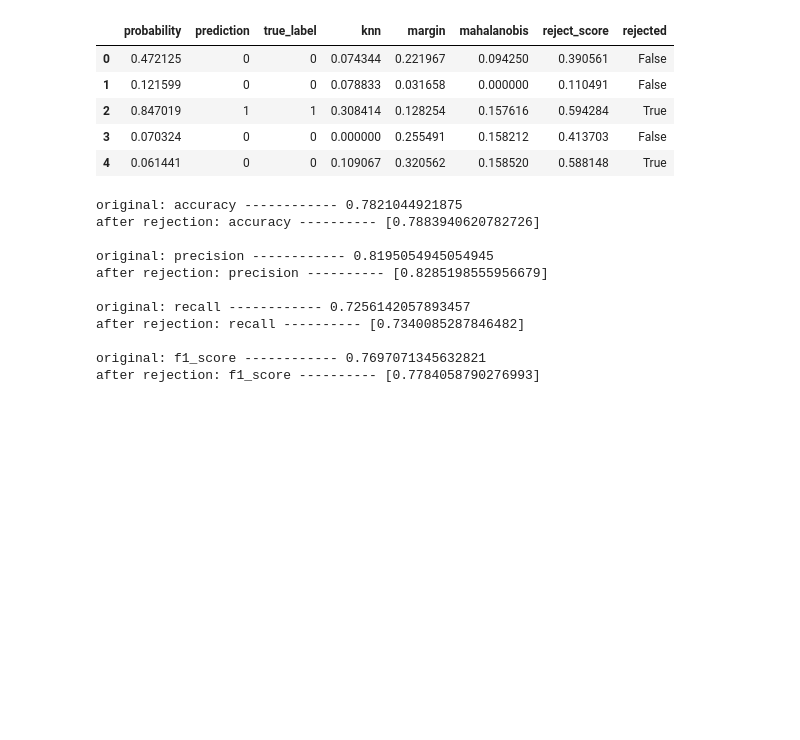
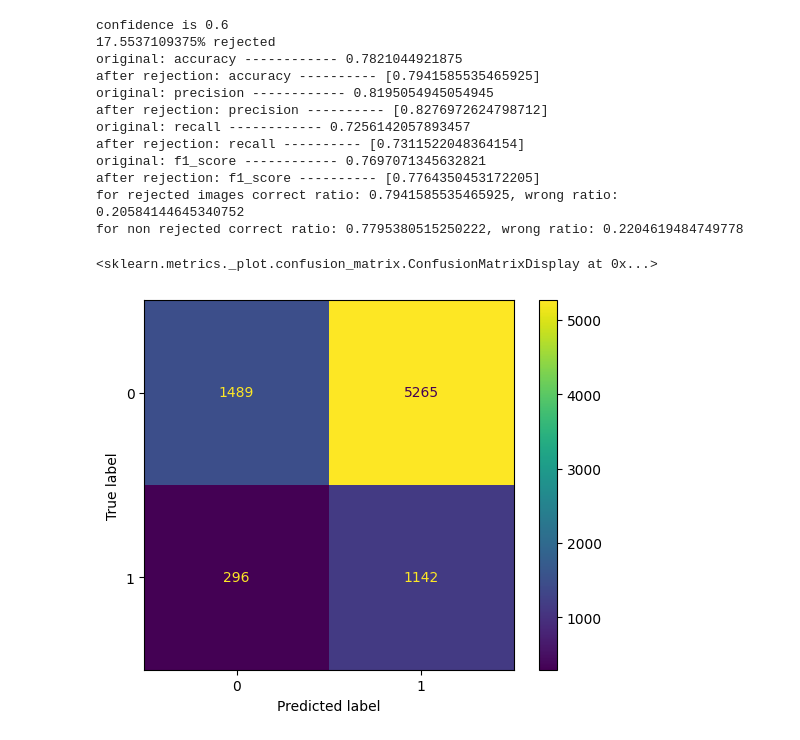
Before and after one commit to RyanWri/afeka-computer-vision, a Jupyter notebook: src/main.ipynb, the cells around one changed output. Saved outputs shown, nothing was run; the diff lists cells and outputs as text; code cells hidden in the pictures; blank space fills up the shorter version.

Commit message:
metrics plots

```diff
--- a/src/main.ipynb
+++ b/src/main.ipynb
@@ -4,4 +5,11 @@ import os
 from src.metrics import calculate_metrics, concat_and_process_results
+# %%
+def calc_ratios(dd):
+    correct = dd[dd["correct"]]
+    wrong = dd[~dd["correct"]]
+    correct_ratio = len(correct) / len(dd)
+    wrong_ratio = len(wrong) / len(dd)
+    return correct_ratio, wrong_ratio
 # %%
 base_folder = "/home/ran/afeka/computer-vision/results/2025-02-04-14-17/"
 original_file = "baseline_no_rejection.csv"
@@ -19,9 +21,0 @@ data = concat_and_process_results(
-# %%
-data.head()
-# %% [output]
-|  | probability | prediction | true_label | knn | margin | mahalanobis | reject_score | rejected |
-| 0 | 0.472125 | 0 | 0 | 0.074344 | 0.221967 | 0.094250 | 0.390561 | False |
-| 1 | 0.121599 | 0 | 0 | 0.078833 | 0.031658 | 0.000000 | 0.110491 | False |
-| 2 | 0.847019 | 1 | 1 | 0.308414 | 0.128254 | 0.157616 | 0.594284 | True |
-| 3 | 0.070324 | 0 | 0 | 0.000000 | 0.255491 | 0.158212 | 0.413703 | False |
-| 4 | 0.061441 | 0 | 0 | 0.109067 | 0.320562 | 0.158520 | 0.588148 | True |
@@ -32,16 +22,36 @@ equal_metrics = calculate_metrics(
-# %%
-for key in original_metrics.keys():
-    print(f"original: {key} ------------ {original_metrics[key]}")
-    print(f"after rejection: {key} ---------- {[equal_metrics[key]]}\n")
-# %% [output]
-original: accuracy ------------ 0.7821044921875
-after rejection: accuracy ---------- [0.7883940620782726]
-
-original: precision ------------ 0.8195054945054945
-after rejection: precision ---------- [0.8285198555956679]
-
-original: recall ------------ 0.7256142057893457
-after rejection: recall ---------- [0.7340085287846482]
-
-original: f1_score ------------ 0.7697071345632821
-after rejection: f1_score ---------- [0.7784058790276993]
+# %%
+confidence = 0.6
+print(f"confidence is {confidence}")
+data = concat_and_process_results(
+    base_folder, original_file, experiment_file, confidence
+)
+equal_metrics = calculate_metrics(
+    df=data[data["rejected"]], label_col="true_label", pred_col="prediction"
+)
+reject_rate = len(data[data["rejected"]]) / len(data)
+print(f"{reject_rate * 100}% rejected")
+for key in original_metrics.keys():
+    print(f"original: {key} ------------ {original_metrics[key]}")
+    print(f"after rejection: {key} ---------- {[equal_metrics[key]]}")
+correct_ratio, wrong_ratio = calc_ratios(dd=data[data["rejected"]])
+print(f"for rejected images correct ratio: {correct_ratio}, wrong ratio: {wrong_ratio}")
+correct_ratio, wrong_ratio = calc_ratios(dd=data[~data["rejected"]])
+print(f"for non rejected correct ratio: {correct_ratio}, wrong ratio: {wrong_ratio}")
+cm = confusion_matrix(data["rejected"], data["correct"])
+disp = ConfusionMatrixDisplay(confusion_matrix=cm)
+disp.plot()
+# %% [output]
+confidence is 0.6
+17.5537109375% rejected
+original: accuracy ------------ 0.7821044921875
+after rejection: accuracy ---------- [0.7941585535465925]
+original: precision ------------ 0.8195054945054945
+after rejection: precision ---------- [0.8276972624798712]
+original: recall ------------ 0.7256142057893457
+after rejection: recall ---------- [0.7311522048364154]
+original: f1_score ------------ 0.7697071345632821
+after rejection: f1_score ---------- [0.7764350453172205]
+for rejected images correct ratio: 0.7941585535465925, wrong ratio: 0.20584144645340752
+for non rejected correct ratio: 0.7795380515250222, wrong ratio: 0.2204619484749778
+<sklearn.metrics._plot.confusion_matrix.ConfusionMatrixDisplay at 0x...>
+[figure, added]
```
Also changed, not shown: parts of 6 cells of this notebook, 1 other file.
